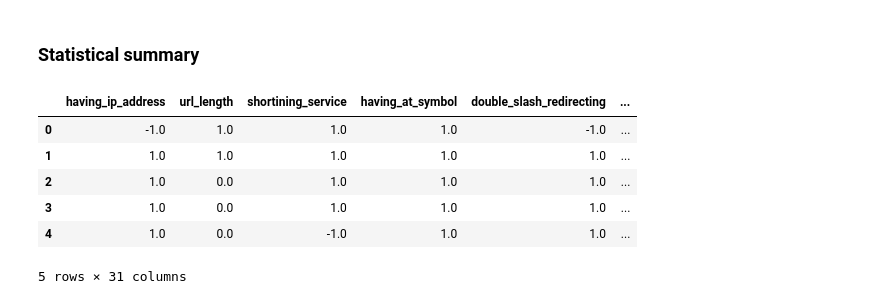
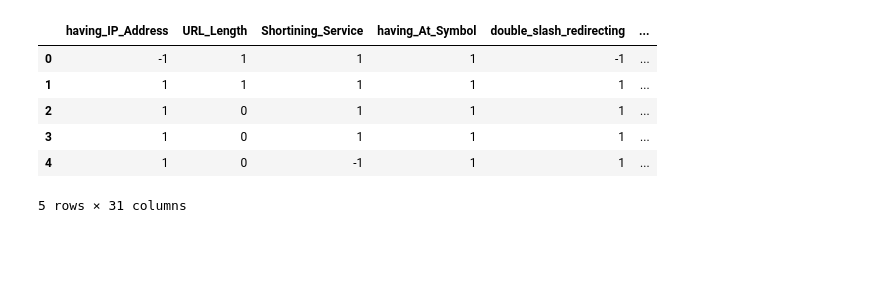
Before and after one commit to giulliabraga/magic-crisp-dm, a Jupyter notebook: notebooks/eda_phishing_websites.ipynb, the cells around one changed output. Cells and saved outputs as stored; diff of their text form; code cells hidden in the pictures; blank space fills up the shorter version.

```diff
--- a/notebooks/eda_phishing_websites.ipynb
+++ b/notebooks/eda_phishing_websites.ipynb
@@ -43,12 +11,19 @@ dataset = pd.concat([X,y], ignore_index=True)
-# %% [markdown]
-### Statistical summary
-# %%
-dataset.head()
-# %% [output]
-|  | having_ip_address | url_length | shortining_service | having_at_symbol | double_slash_redirecting | ... |
-| 0 | -1.0 | 1.0 | 1.0 | 1.0 | -1.0 | ... |
-| 1 | 1.0 | 1.0 | 1.0 | 1.0 | 1.0 | ... |
-| 2 | 1.0 | 0.0 | 1.0 | 1.0 | 1.0 | ... |
-| 3 | 1.0 | 0.0 | 1.0 | 1.0 | 1.0 | ... |
-| 4 | 1.0 | 0.0 | -1.0 | 1.0 | 1.0 | ... |
-5 rows × 31 columns
+# %%
+with open('../data/phishing-dataset.arff', 'r') as f:
+    lines = f.readlines()
+
+data_lines = [line.strip() for line in lines if not line.startswith('@') and line.strip()]
+
+data = [line.split(',') for line in data_lines]
+col_names = [line.split()[1] for line in lines if line.startswith('@attribute')]
+dataset = pd.DataFrame(data, columns=col_names)
+
+dataset.head()
+# %% [output]
+|  | having_IP_Address | URL_Length | Shortining_Service | having_At_Symbol | double_slash_redirecting | ... |
+| 0 | -1 | 1 | 1 | 1 | -1 | ... |
+| 1 | 1 | 1 | 1 | 1 | 1 | ... |
+| 2 | 1 | 0 | 1 | 1 | 1 | ... |
+| 3 | 1 | 0 | 1 | 1 | 1 | ... |
+| 4 | 1 | 0 | -1 | 1 | 1 | ... |
+5 rows × 31 columns
```
Also changed, not shown: parts of 24 cells of this notebook, 3 other files.
